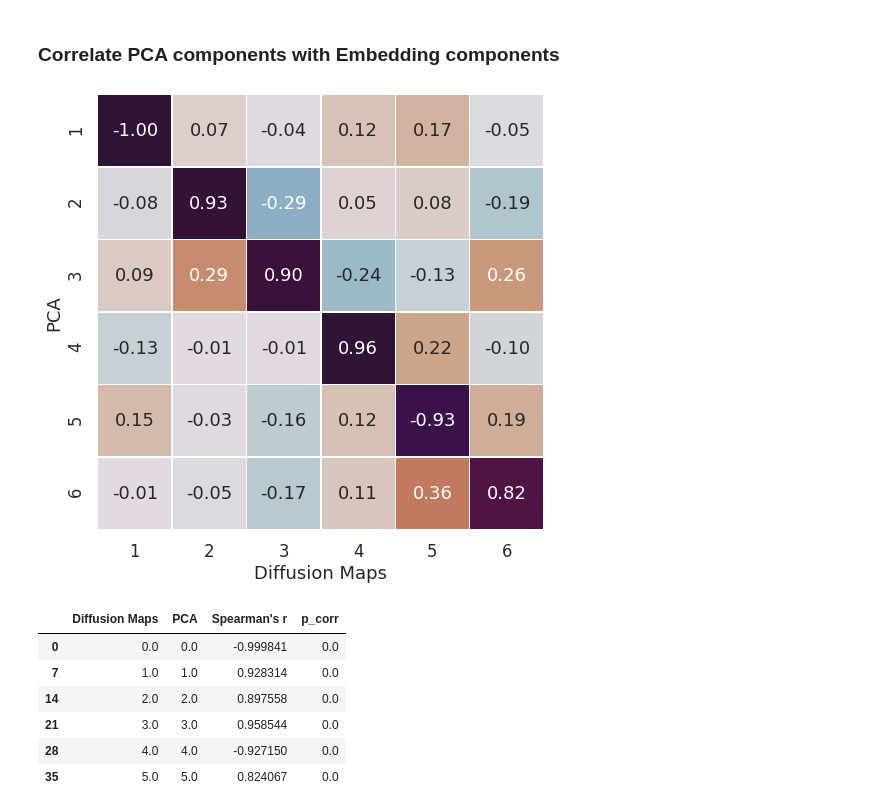
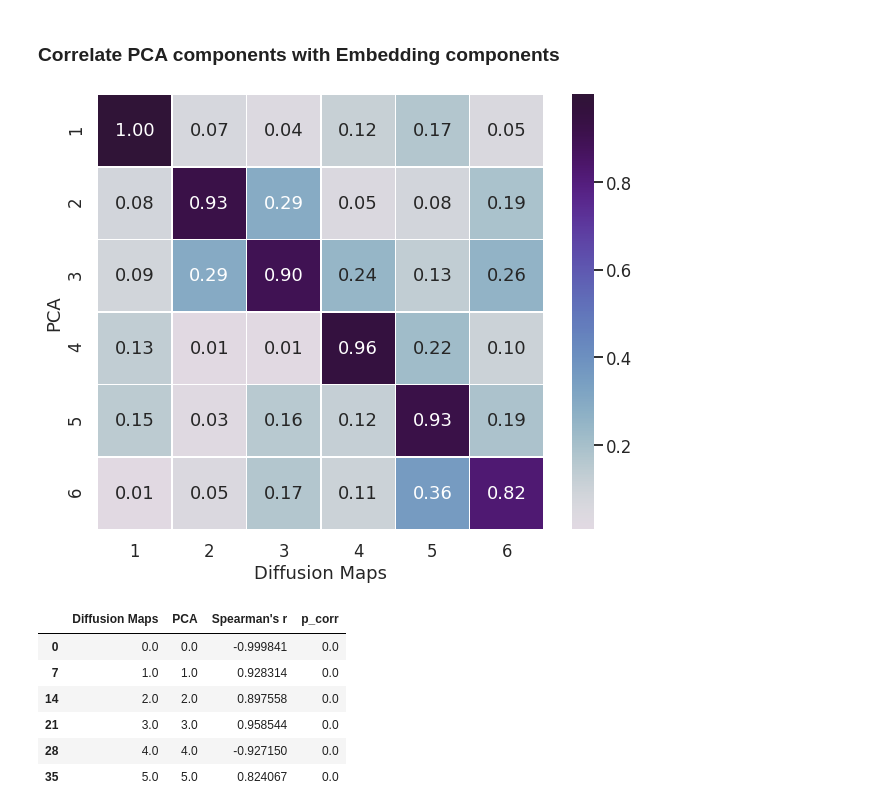
Before and after one commit to juhuntenburg/mouse_gradients, a Jupyter notebook: 02_Embedding/PCA_results.ipynb, the cells around one changed output. Cells and saved outputs as stored; diff of their text form; code cells hidden in the pictures.

```diff
--- a/02_Embedding/PCA_results.ipynb
+++ b/02_Embedding/PCA_results.ipynb
@@ -94,13 +94,12 @@ df_piv = df.pivot("PCA", "Diffusion Maps",  "Spearman\'s r")
 # %%
 sns.set_context('talk')
 sns.set_style('white')
-fig = plt.figure(figsize=(8,8))
-sns.heatmap(df_piv, annot=True, fmt = '.2f',
-            cbar=False, linewidth=0.5, cmap='twilight_shifted',
-            xticklabels=[1,2,3,4,5,6], yticklabels=[1,2,3,4,5,6])
-plt.savefig('/home/julia/Documents/projects/mouse_gradients/Diffusion_vs_PCA.svg')
+fig = plt.figure(figsize=(10,8))
+sns.heatmap(df_piv.abs(), annot=True, fmt='.2f', cbar=True, linewidth=0.5, cmap='twilight_shifted_r',
+            xticklabels=[1,2,3,4,5,6], yticklabels=[1,2,3,4,5,6], center=0)
+plt.savefig('/home/julia/Documents/projects/mouse_gradients/figures/pics/Diffusion_vs_PCA.svg')
 # %% [output]
-[figure, old version]
+[figure, new version]
 # %%
 df[df['p_corr']<0.05]
 # %% [output]
```
Also changed, not shown: 3 other files.
